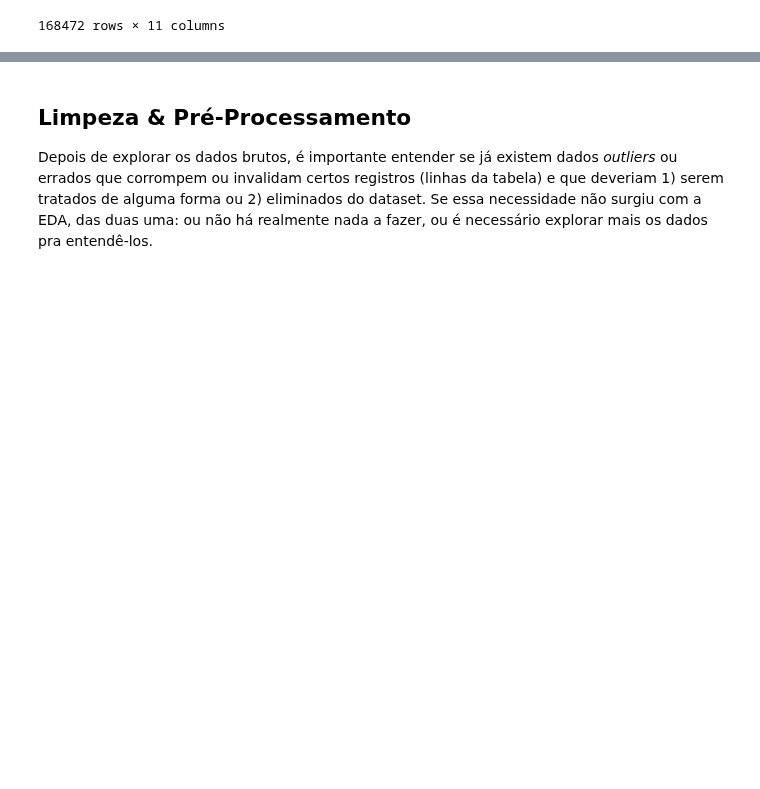
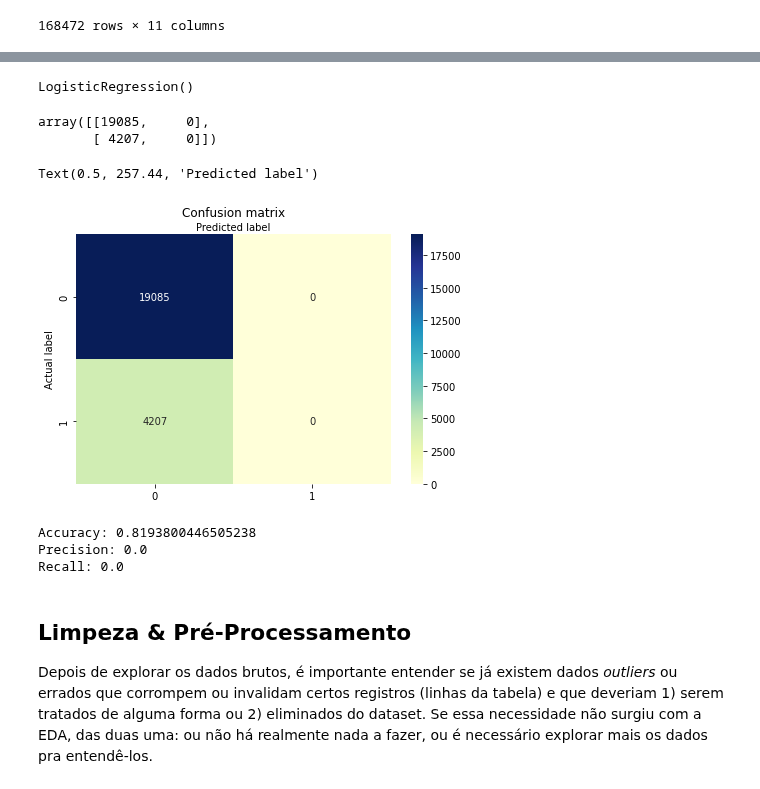
Before and after one commit to OmarCardoso/Projeto_churn_clientes_ensembles_Luizalabs, a Jupyter notebook: Projeto_churn_clientes_ensembles_Luizalabs.ipynb, the cells around one changed output, grey strips where cells are left out. Saved outputs shown, nothing was run; the diff lists cells and outputs as text; code cells hidden in the pictures; blank space fills up the shorter version.

```diff
--- a/Projeto_churn_clientes_ensembles_Luizalabs.ipynb
+++ b/Projeto_churn_clientes_ensembles_Luizalabs.ipynb
@@ -366,0 +677,18 @@ import numpy as np
+# %%
+# instantiate the model (using the default parameters)
+logreg = LogisticRegression()
+# %%
+# fit the model with data
+logreg.fit(X,y)
+# %% [output]
+LogisticRegression()
+# %%
+y_pred=logreg.predict(X)
+# %%
+# import the metrics class
+from sklearn import metrics
+cnf_matrix = metrics.confusion_matrix(y, y_pred)
+cnf_matrix
+# %% [output]
+array([[19085,     0],
+       [ 4207,     0]])
@@ -367,3 +702,27 @@ import numpy as np
+# %%
+class_names=[0,1] # name  of classes
+fig, ax = plt.subplots()
+tick_marks = np.arange(len(class_names))
+plt.xticks(tick_marks, class_names)
+plt.yticks(tick_marks, class_names)
+# create heatmap
+sns.heatmap(pd.DataFrame(cnf_matrix), annot=True, cmap="YlGnBu" ,fmt='g')
+ax.xaxis.set_label_position("top")
+plt.tight_layout()
+plt.title('Confusion matrix', y=1.1)
+plt.ylabel('Actual label')
+plt.xlabel('Predicted label')
+# %% [output]
+Text(0.5, 257.44, 'Predicted label')
+[figure, added]
+# %%
+print("Accuracy:",metrics.accuracy_score(y, y_pred))
+print("Precision:",metrics.precision_score(y, y_pred))
+print("Recall:",metrics.recall_score(y, y_pred))
+# %% [output]
+Accuracy: 0.8193800446505238
+Precision: 0.0
+Recall: 0.0
 # %% [markdown]
 ## Limpeza & Pré-Processamento
 
```
Also changed, not shown: parts of 38 cells of this notebook.
